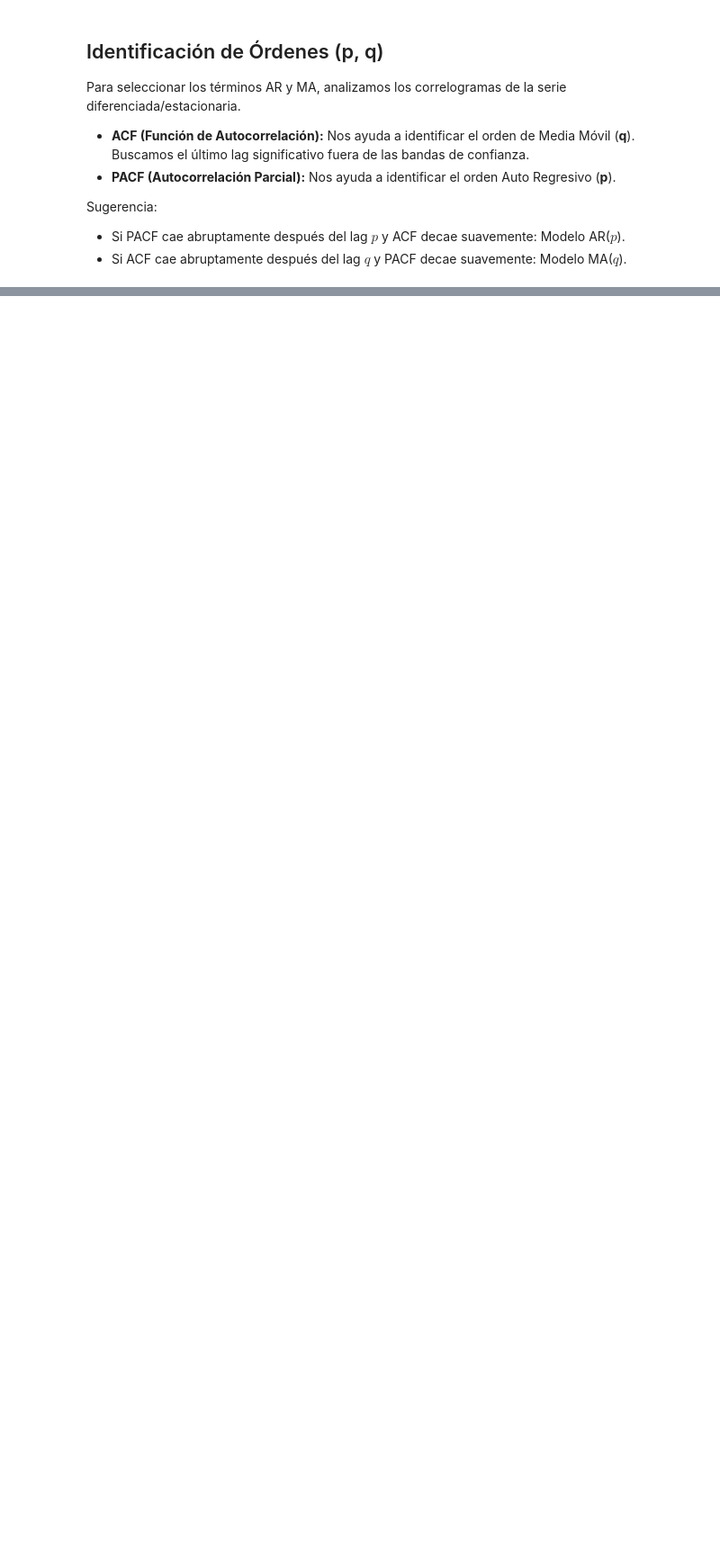
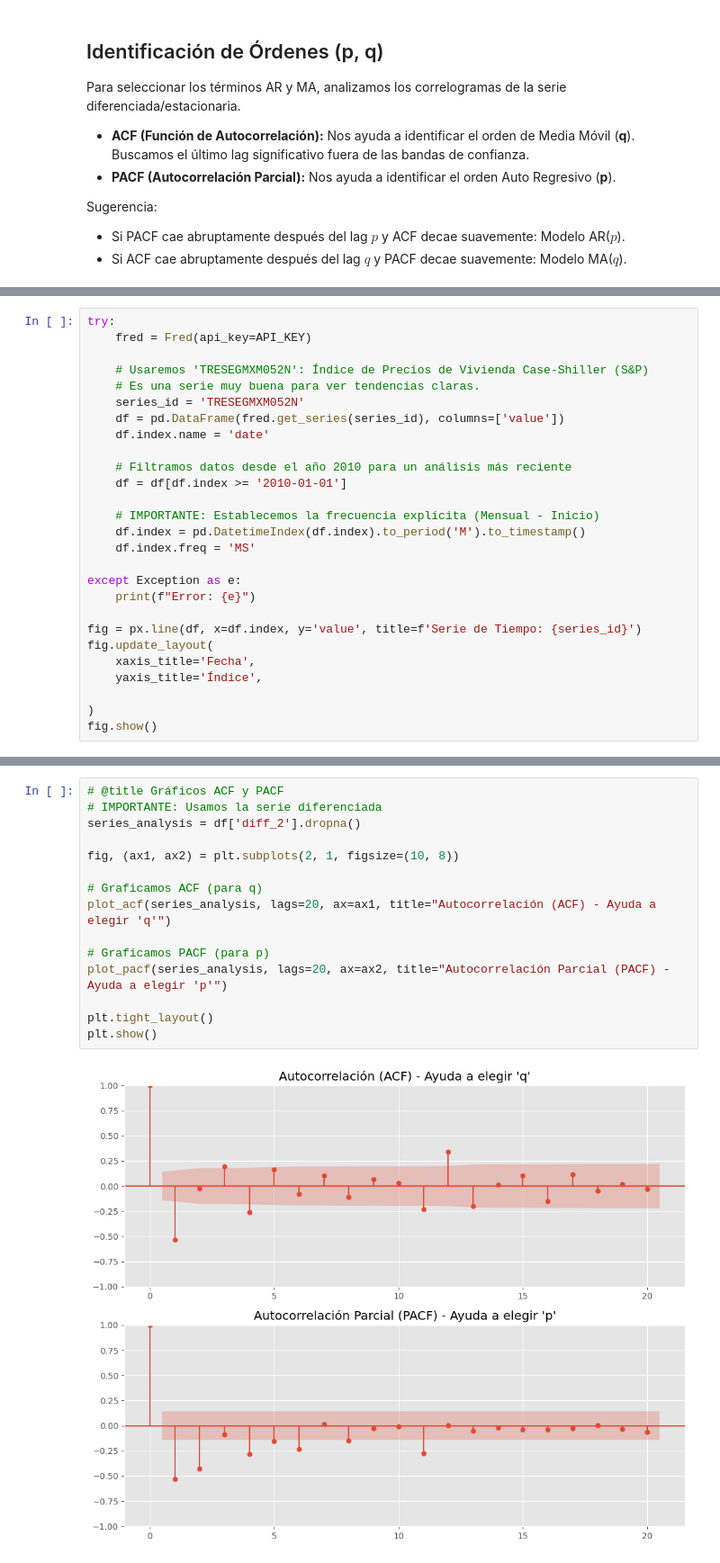
Before and after one commit to ivanmorales22/arima_models, a Jupyter notebook: 3 Practica_ARIMA_FRED.ipynb, the cells around one changed output, grey strips where cells are left out. Shown at 90% size. Drawn from its saved outputs; the diff is of its cells as text; blank space fills up the shorter version.

```diff
--- a/3 Practica_ARIMA_FRED.ipynb
+++ b/3 Practica_ARIMA_FRED.ipynb
@@ -295,0 +301,27 @@ MAE: 2.5721
+# %%
+try:
+    fred = Fred(api_key=API_KEY)
+
+    # Usaremos 'TRESEGMXM052N': Índice de Precios de Vivienda Case-Shiller (S&P)
+    # Es una serie muy buena para ver tendencias claras.
+    series_id = 'TRESEGMXM052N'
+    df = pd.DataFrame(fred.get_series(series_id), columns=['value'])
+    df.index.name = 'date'
+
+    # Filtramos datos desde el año 2010 para un análisis más reciente
+    df = df[df.index >= '2010-01-01']
+
+    # IMPORTANTE: Establecemos la frecuencia explícita (Mensual - Inicio)
+    df.index = pd.DatetimeIndex(df.index).to_period('M').to_timestamp()
+    df.index.freq = 'MS'
+
+except Exception as e:
+    print(f"Error: {e}")
+
+fig = px.line(df, x=df.index, y='value', title=f'Serie de Tiempo: {series_id}')
+fig.update_layout(
+    xaxis_title='Fecha',
+    yaxis_title='Índice',
+
+)
+fig.show()
@@ -295,0 +401,17 @@ MAE: 2.5721
+# %%
+# @title Gráficos ACF y PACF
+# IMPORTANTE: Usamos la serie diferenciada
+series_analysis = df['diff_2'].dropna()
+
+fig, (ax1, ax2) = plt.subplots(2, 1, figsize=(10, 8))
+
+# Graficamos ACF (para q)
+plot_acf(series_analysis, lags=20, ax=ax1, title="Autocorrelación (ACF) - Ayuda a elegir 'q'")
+
+# Graficamos PACF (para p)
+plot_pacf(series_analysis, lags=20, ax=ax2, title="Autocorrelación Parcial (PACF) - Ayuda a elegir 'p'")
+
+plt.tight_layout()
+plt.show()
+# %% [output]
+[figure, added]
```
Also changed, not shown: parts of 8 cells of this notebook.
